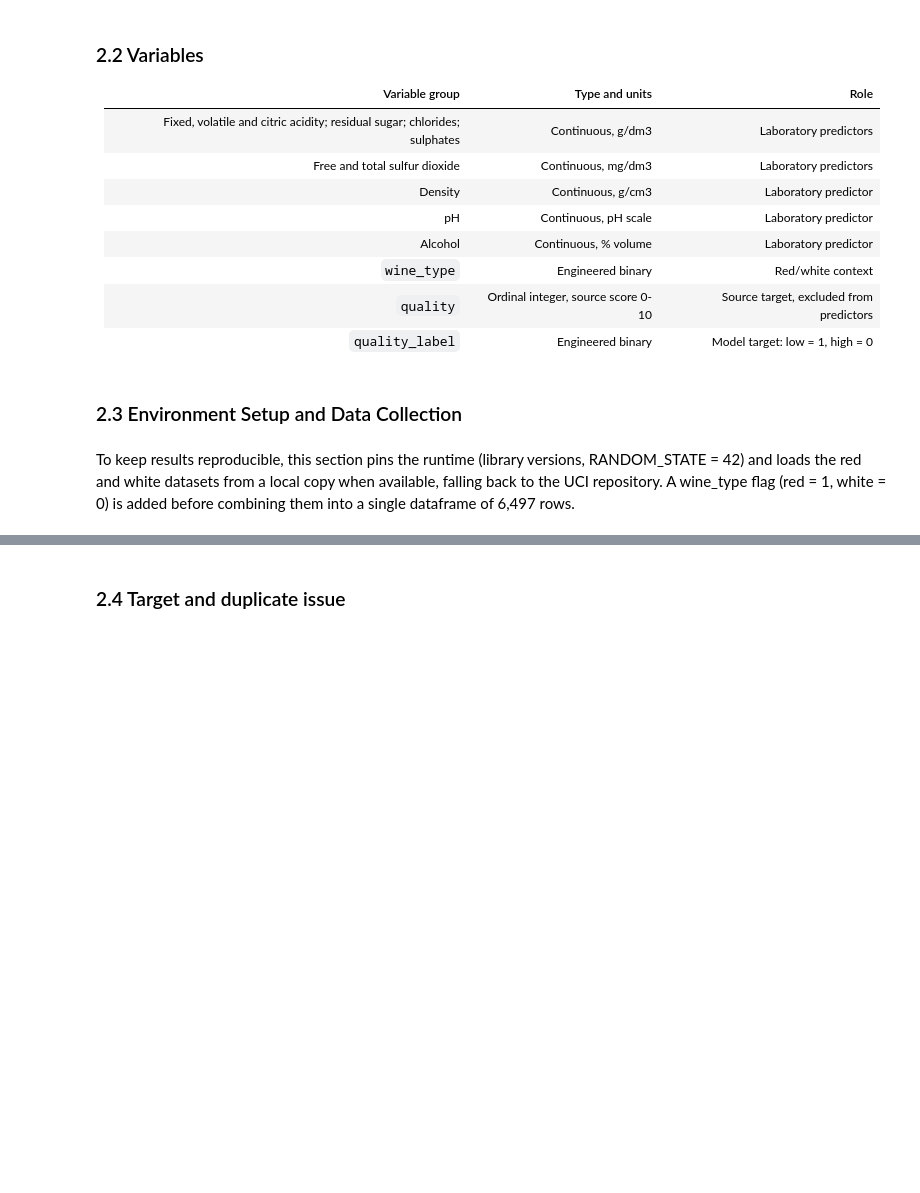
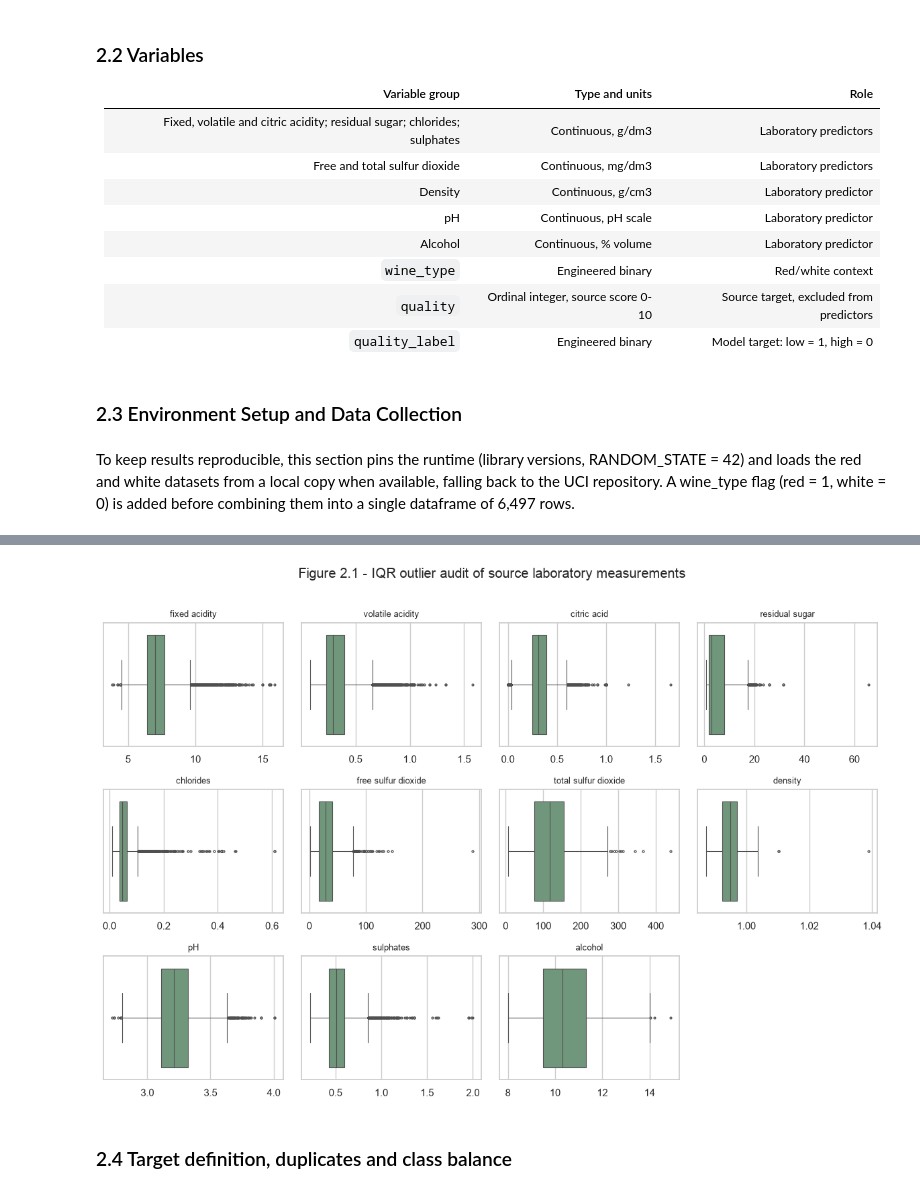
Before and after one commit to lfariabr/masters-swe-ai, a Jupyter notebook: 2026-T2/MLN/assignments/Assessment2/notebook/MLN601FariaLuisBrief2v7.ipynb, the cells around one changed output, grey strips where cells are left out. Saved outputs shown, nothing was run; the diff lists cells and outputs as text; code cells hidden in the pictures; blank space fills up the shorter version.

```diff
--- a/2026-T2/MLN/assignments/Assessment2/notebook/MLN601FariaLuisBrief2v7.ipynb
+++ b/2026-T2/MLN/assignments/Assessment2/notebook/MLN601FariaLuisBrief2v7.ipynb
@@ -246,2 +326,23 @@ plt.show()
+# %%
+fig, axes = plt.subplots(3, 4, figsize=(12, 8))
+for ax, feature in zip(axes.flat, source_features):
+    sns.boxplot(x=df[feature], ax=ax, color="#6a9c78", fliersize=2,
+                linewidth=0.8)
+    ax.set_title(feature, fontsize=9)
+    ax.set_xlabel("")
+for ax in axes.flat[len(source_features):]:
+    ax.axis("off")
+
+fig.suptitle("Figure 2.1 - IQR outlier audit of source laboratory measurements", y=1.01)
+plt.tight_layout()
+plt.savefig(FIG_DIR / "v7_outlier_boxplots.png", dpi=120, bbox_inches="tight")
+plt.show()
+
+# Note: IQR flags mark values far from the middle 50% of each feature
+# - they're unusual, not wrong.
+# A sweet dessert wine looks like an outlier but is real wine,
+# so I keep them and record the decision."
+# %% [output]
+[figure, added]
 # %% [markdown]
-### 2.4 Target and duplicate issue
+### 2.4 Target definition, duplicates and class balance
```
Also changed, not shown: parts of 13 cells of this notebook, 8 other files.
